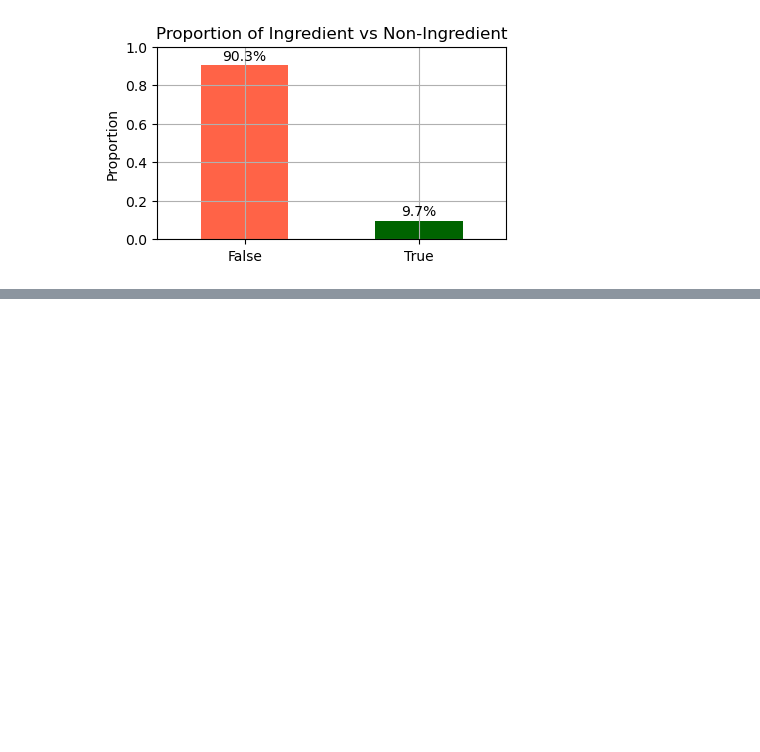
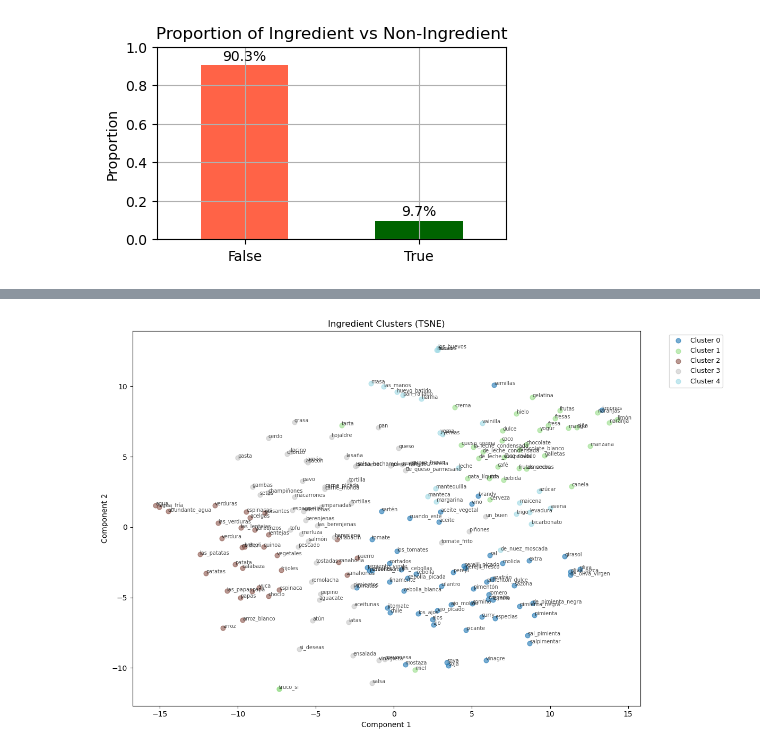
Before and after one commit to garimasc/RecipesInSpanish, a Jupyter notebook: ingredients.ipynb, the cells around one changed output, grey strips where cells are left out. Drawn from its saved outputs; the diff is of its cells as text; code cells hidden in the pictures; blank space fills up the shorter version.

Commit message:
implement basic clustering

```diff
--- a/ingredients.ipynb
+++ b/ingredients.ipynb
@@ -245,0 +222,23 @@ pd.DataFrame(logreg_pipe.predict_proba(X_demo), index= X_demo)
+# %%
+ingredientes_l = data.loc[logreg_pipe.predict(data['word']) == 1, 'word'].tolist()
+# %%
+from sklearn.cluster import KMeans
+
+# Get embeddings for the ingredient list
+ingredientes_emb = get_embeddings(ingredientes_l, embedding_model)
+
+# Choose number of clusters (e.g., 10, can be tuned)
+n_clusters = 5
+kmeans = KMeans(n_clusters=n_clusters, random_state=1, n_init=20)
+labels = kmeans.fit_predict(ingredientes_emb)
+
+# Create a DataFrame to inspect clusters
+ingredientes_clusters = pd.DataFrame({
+    'ingrediente': ingredientes_l,
+    'cluster': labels
+})
+
+# Show a few ingredients from each cluster
+for c in range(n_clusters):
+    print(f"\nCluster {c}:")
+    print(ingredientes_clusters[ingredientes_clusters['cluster'] == c]['ingrediente'].head(10).to_list())
@@ -245,0 +260,4 @@ pd.DataFrame(logreg_pipe.predict_proba(X_demo), index= X_demo)
+# %%
+plot_clusters_2d(ingredientes_emb[:200], labels[:200], ingredientes_l[:200], method= 'tsne')
+# %% [output]
+[figure, added]
```
Also changed, not shown: parts of 11 cells of this notebook.
